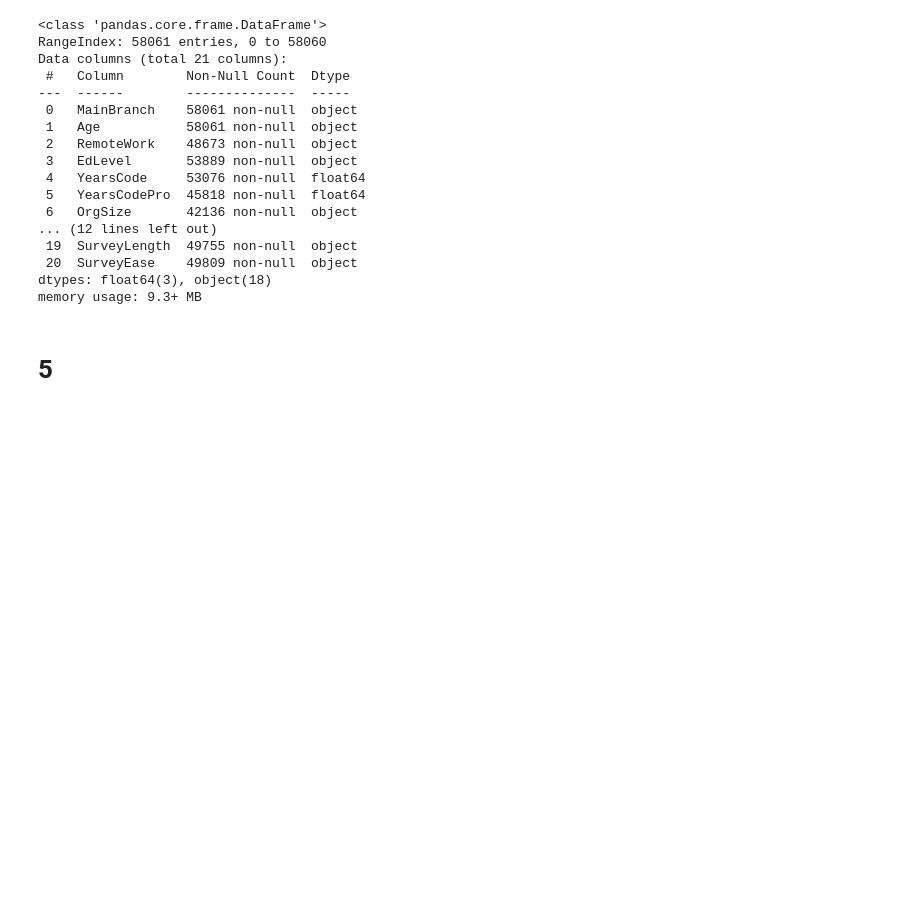
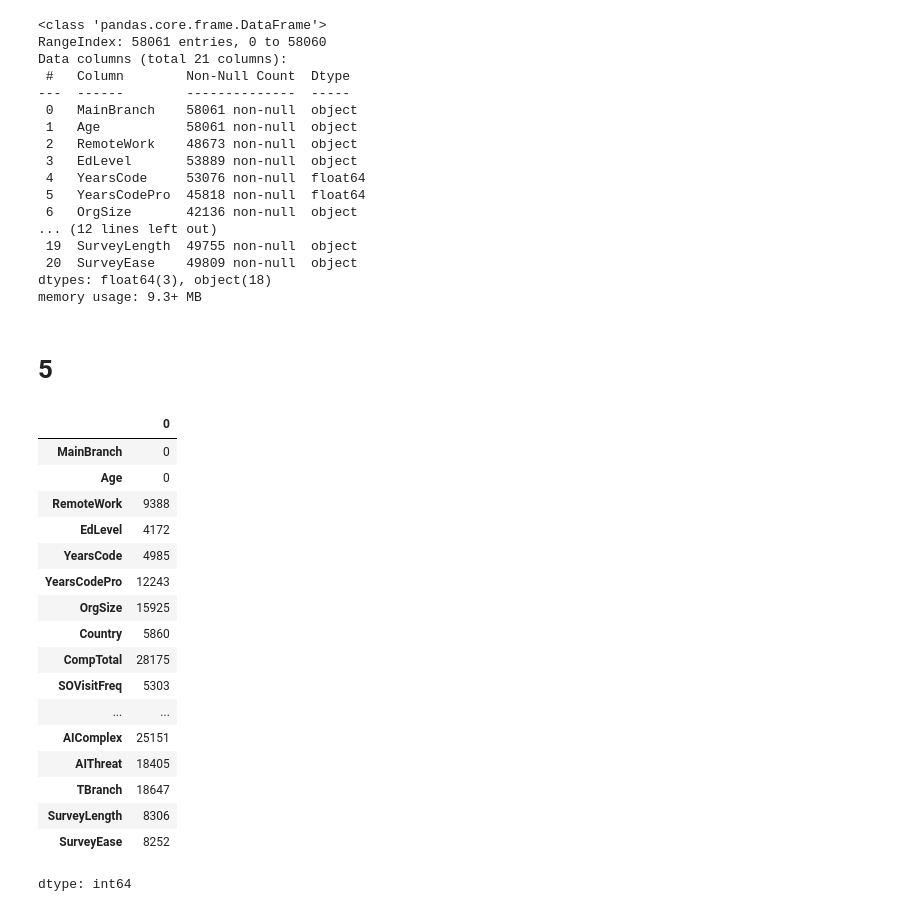
Before and after one commit to dmuman/ML-labs, a Jupyter notebook: lab2/lab2_tutorial.ipynb, the cells around one changed output. Saved outputs shown, nothing was run; the diff lists cells and outputs as text; code cells hidden in the pictures; blank space fills up the shorter version.

```diff
--- a/lab2/lab2_tutorial.ipynb
+++ b/lab2/lab2_tutorial.ipynb
@@ -263,3 +263,24 @@ dtypes: float64(3), object(18)
 memory usage: 9.3+ MB
 # %% [markdown]
 # 5
+# %%
+df_cleaned_columns.isnull().sum()
+# %% [output]
+|  | 0 |
+| MainBranch | 0 |
+| Age | 0 |
+| RemoteWork | 9388 |
+| EdLevel | 4172 |
+| YearsCode | 4985 |
+| YearsCodePro | 12243 |
+| OrgSize | 15925 |
+| Country | 5860 |
+| CompTotal | 28175 |
+| SOVisitFreq | 5303 |
+| ... | ... |
+| AIComplex | 25151 |
+| AIThreat | 18405 |
+| TBranch | 18647 |
+| SurveyLength | 8306 |
+| SurveyEase | 8252 |
+dtype: int64
```
